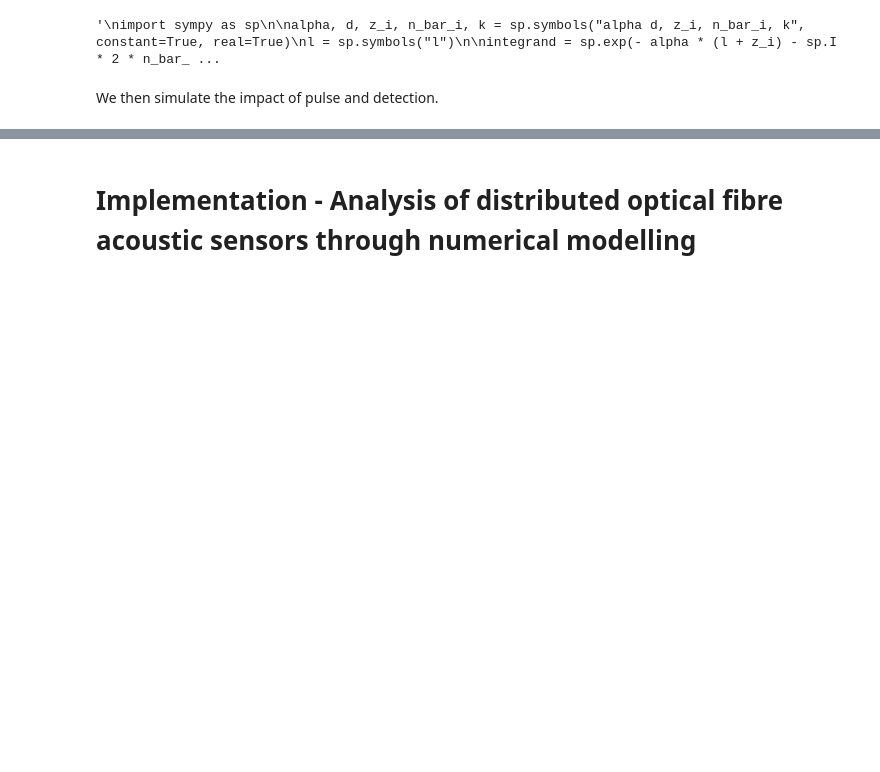
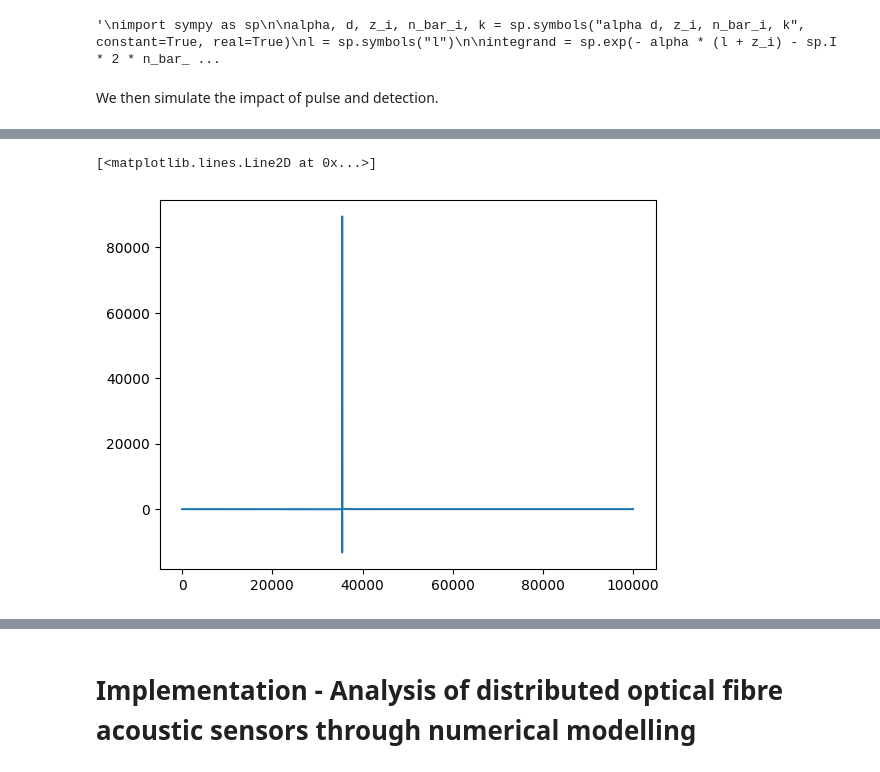
Before and after one commit to lbelangers/SS-Kapany, a Jupyter notebook: src/navigation.ipynb, the cells around one changed output, grey strips where cells are left out. Cells and saved outputs as stored; diff of their text form; code cells hidden in the pictures; blank space fills up the shorter version.

```diff
--- a/src/navigation.ipynb
+++ b/src/navigation.ipynb
@@ -68 +84,6 @@ I_b = np.abs(E_b) ** 2 / (1 / (consts.epsilon_0 * consts.c))
+# %%
+plt.plot(fft.fft(np.exp(-1j * 2 * 1.44 * k * np.arange(0, FIBER_LENGTH, 1e-2))))
+# %% [output]
+[<matplotlib.lines.Line2D at 0x...>]
+[figure, added]
 # %%
```
Also changed, not shown: parts of 15 cells of this notebook, 3 other files.
